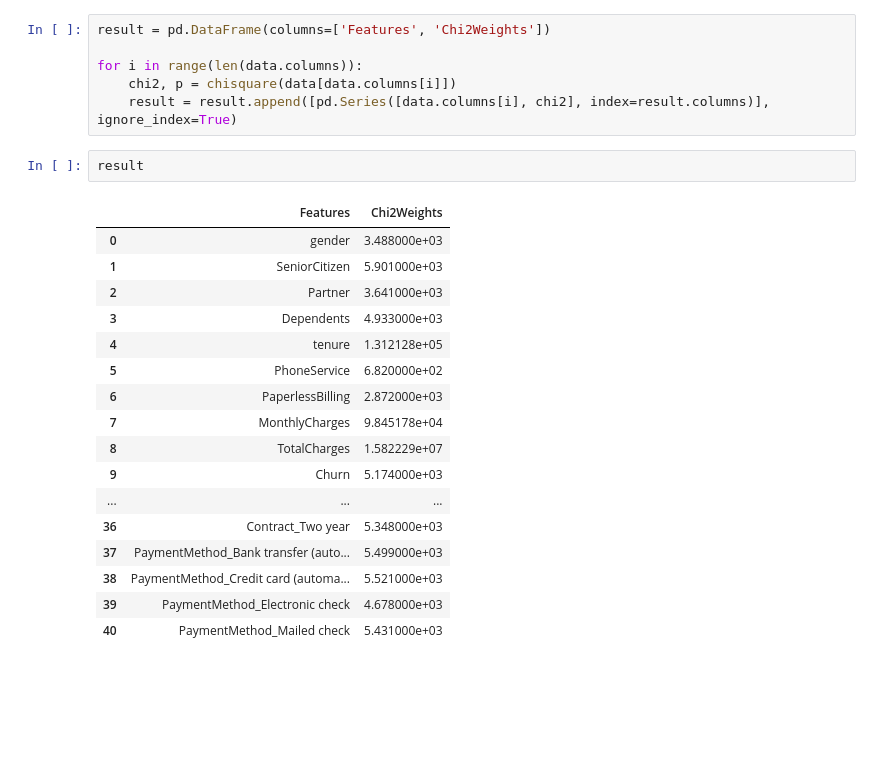
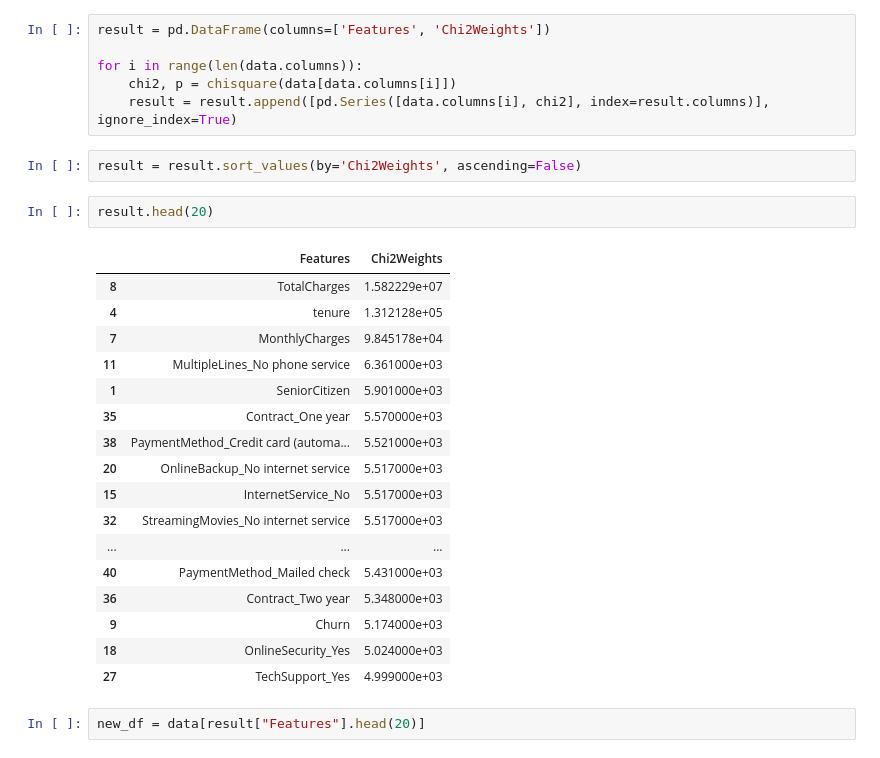
Before and after one commit to Greviansonula/Customer-Churn, a Jupyter notebook: Notebook.ipynb, the cells around one changed output. Drawn from its saved outputs; the diff is of its cells as text; blank space fills up the shorter version.

Commit message:
Data viz

```diff
--- a/Notebook.ipynb
+++ b/Notebook.ipynb
@@ -144,23 +145,27 @@ result = pd.DataFrame(columns=['Features', 'Chi2Weights'])
 for i in range(len(data.columns)):
     chi2, p = chisquare(data[data.columns[i]])
     result = result.append([pd.Series([data.columns[i], chi2], index=result.columns)], ignore_index=True)
+# %%
+result = result.sort_values(by='Chi2Weights', ascending=False)
 # %%
-result
+result.head(20)
 # %% [output]
 |  | Features | Chi2Weights |
-| 0 | gender | 3.488000e+03 |
+| 8 | TotalCharges | 1.582229e+07 |
+| 4 | tenure | 1.312128e+05 |
+| 7 | MonthlyCharges | 9.845178e+04 |
+| 11 | MultipleLines_No phone service | 6.361000e+03 |
 | 1 | SeniorCitizen | 5.901000e+03 |
-| 2 | Partner | 3.641000e+03 |
-| 3 | Dependents | 4.933000e+03 |
-| 4 | tenure | 1.312128e+05 |
-| 5 | PhoneService | 6.820000e+02 |
-| 6 | PaperlessBilling | 2.872000e+03 |
-| 7 | MonthlyCharges | 9.845178e+04 |
-| 8 | TotalCharges | 1.582229e+07 |
+| 35 | Contract_One year | 5.570000e+03 |
+| 38 | PaymentMethod_Credit card (automa... | 5.521000e+03 |
+| 20 | OnlineBackup_No internet service | 5.517000e+03 |
+| 15 | InternetService_No | 5.517000e+03 |
+| 32 | StreamingMovies_No internet service | 5.517000e+03 |
+| ... | ... | ... |
+| 40 | PaymentMethod_Mailed check | 5.431000e+03 |
+| 36 | Contract_Two year | 5.348000e+03 |
 | 9 | Churn | 5.174000e+03 |
-| ... | ... | ... |
-| 36 | Contract_Two year | 5.348000e+03 |
-| 37 | PaymentMethod_Bank transfer (auto... | 5.499000e+03 |
-| 38 | PaymentMethod_Credit card (automa... | 5.521000e+03 |
-| 39 | PaymentMethod_Electronic check | 4.678000e+03 |
-| 40 | PaymentMethod_Mailed check | 5.431000e+03 |
+| 18 | OnlineSecurity_Yes | 5.024000e+03 |
+| 27 | TechSupport_Yes | 4.999000e+03 |
+# %%
+new_df = data[result["Features"].head(20)]
```
Also changed, not shown: parts of 11 cells of this notebook.
